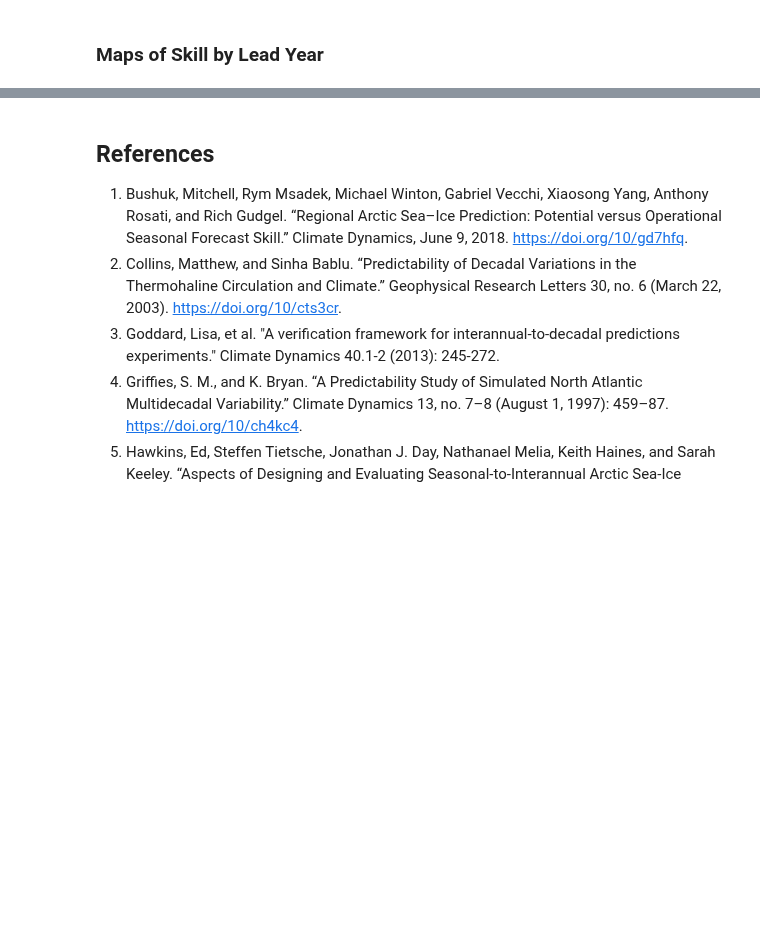
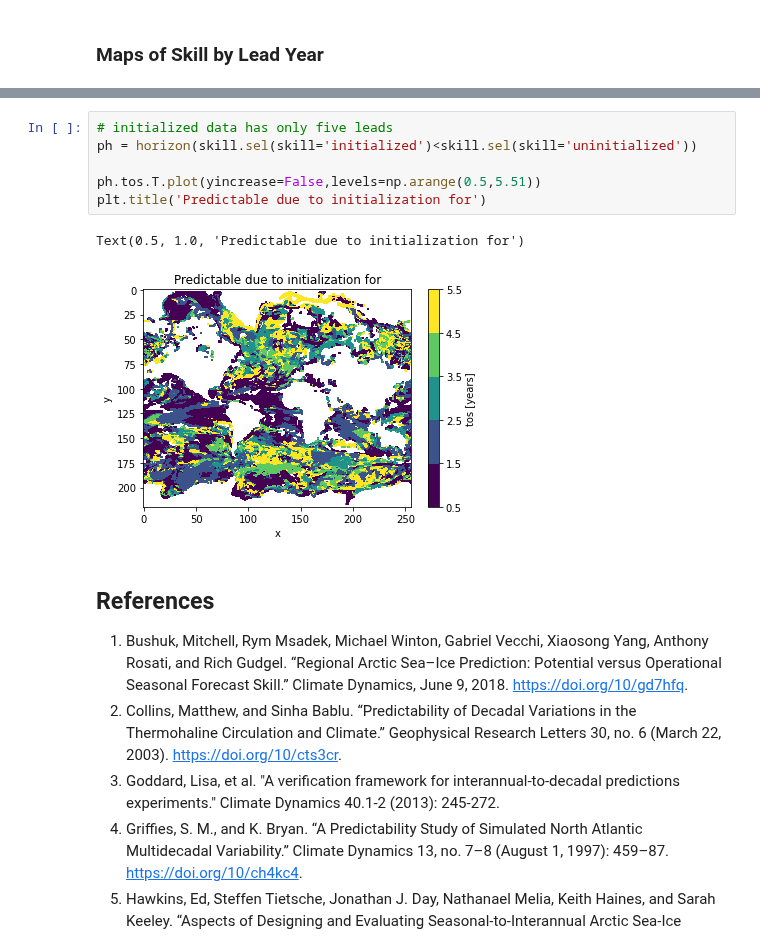
Before and after one commit to pangeo-data/climpred, a Jupyter notebook: docs/source/examples/decadal/perfect-model-predictability-demo.ipynb, the cells around one changed output, grey strips where cells are left out. Saved outputs shown, nothing was run; the diff lists cells and outputs as text; blank space fills up the shorter version.

```diff
--- a/docs/source/examples/decadal/perfect-model-predictability-demo.ipynb
+++ b/docs/source/examples/decadal/perfect-model-predictability-demo.ipynb
@@ -140,3 +146,12 @@ pm.verify(metric='rmse', comparison='m2e', dim=['init', 'member'])['tos'] \
+# %%
+# initialized data has only five leads
+ph = horizon(skill.sel(skill='initialized')<skill.sel(skill='uninitialized'))
+
+ph.tos.T.plot(yincrease=False,levels=np.arange(0.5,5.51))
+plt.title('Predictable due to initialization for')
+# %% [output]
+Text(0.5, 1.0, 'Predictable due to initialization for')
+[figure, added]
 # %% [markdown]
 ## References
 
```
Also changed, not shown: parts of 6 cells of this notebook, 13 other files.
